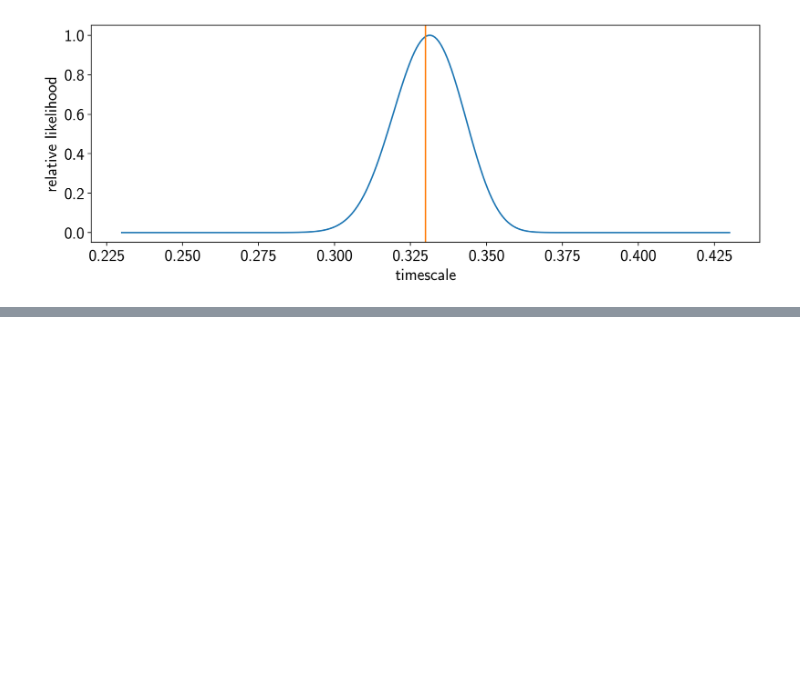
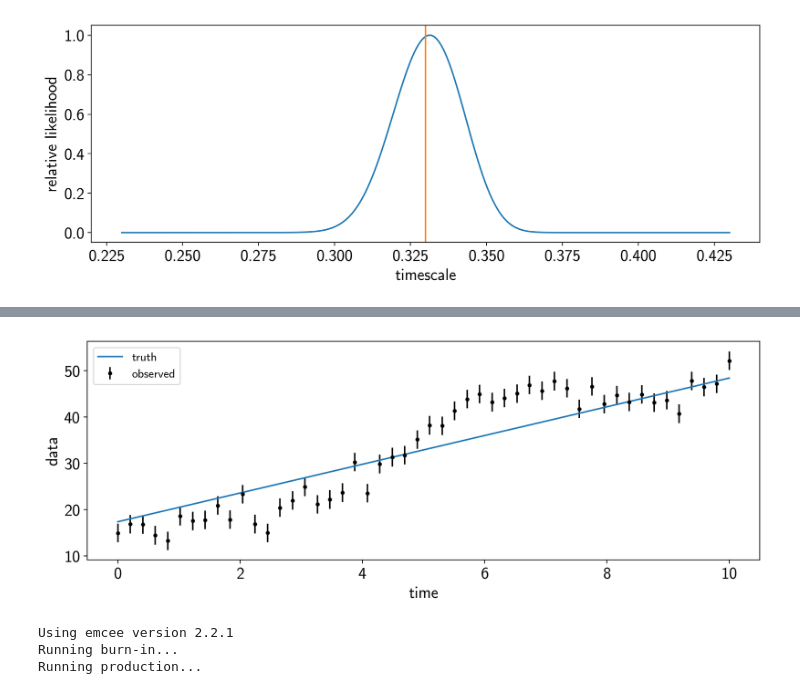
Before and after one commit to rodluger/tutorials, a Jupyter notebook: gps/answers/02-Inference.ipynb, the cells around one changed output, grey strips where cells are left out. Saved outputs shown, nothing was run; the diff lists cells and outputs as text; code cells hidden in the pictures; blank space fills up the shorter version.

```diff
--- a/gps/answers/02-Inference.ipynb
+++ b/gps/answers/02-Inference.ipynb
@@ -152,0 +228,10 @@ plt.ylabel("relative likelihood");
+# %%
+t, y, sigma = np.loadtxt("data/sample_data_line.txt", unpack=True)
+m_true, b_true, A_true, l_true = np.loadtxt("data/sample_data_line_truths.txt", unpack=True)
+plt.errorbar(t, y, yerr=sigma, fmt="k.", label="observed")
+plt.plot(t, m_true * t + b_true, color="C0", label="truth")
+plt.legend(fontsize=12)
+plt.xlabel("time")
+plt.ylabel("data");
+# %% [output]
+[figure, added]
@@ -152,0 +251,20 @@ plt.ylabel("relative likelihood");
+# %%
+import emcee
+print("Using emcee version {0}".format(emcee.__version__))
+
+initial = [4.0, 15.0]
+ndim = len(initial)
+nwalkers = 32
+p0 = initial + 1e-3 * np.random.randn(nwalkers, ndim)
+sampler = emcee.EnsembleSampler(nwalkers, ndim, lnprob)
+
+print("Running burn-in...")
+p0, _, _ = sampler.run_mcmc(p0, 500)
+sampler.reset()
+
+print("Running production...")
+sampler.run_mcmc(p0, 1000);
+# %% [output]
+Using emcee version 2.2.1
+Running burn-in...
+Running production...
```
Also changed, not shown: parts of 18 cells of this notebook, 3 other files.
